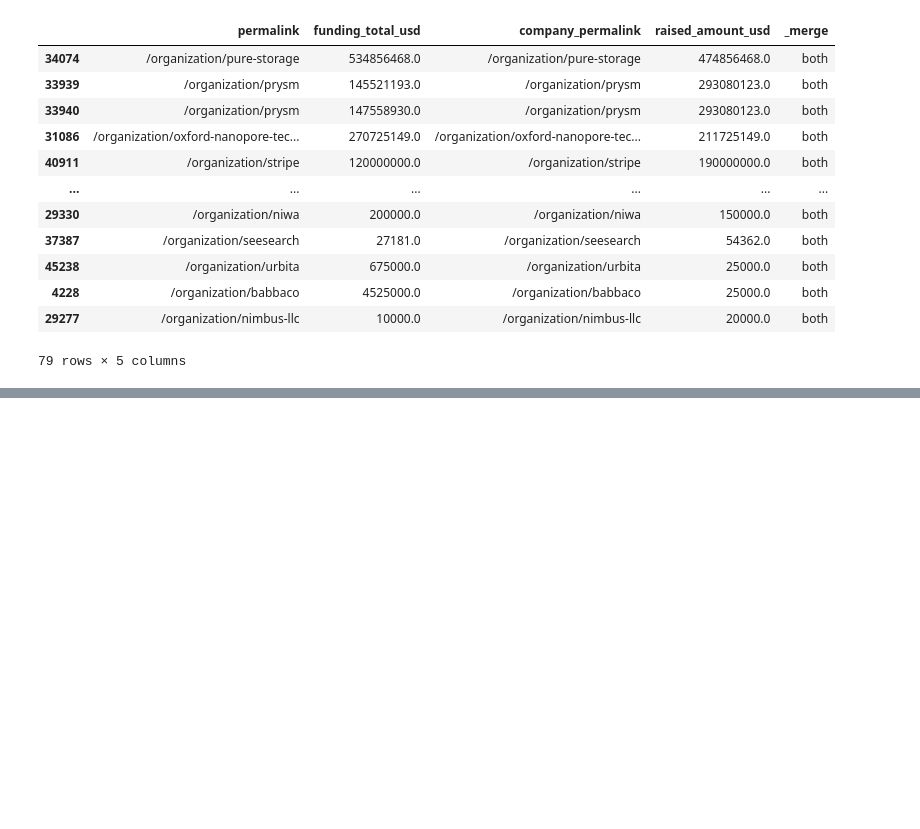
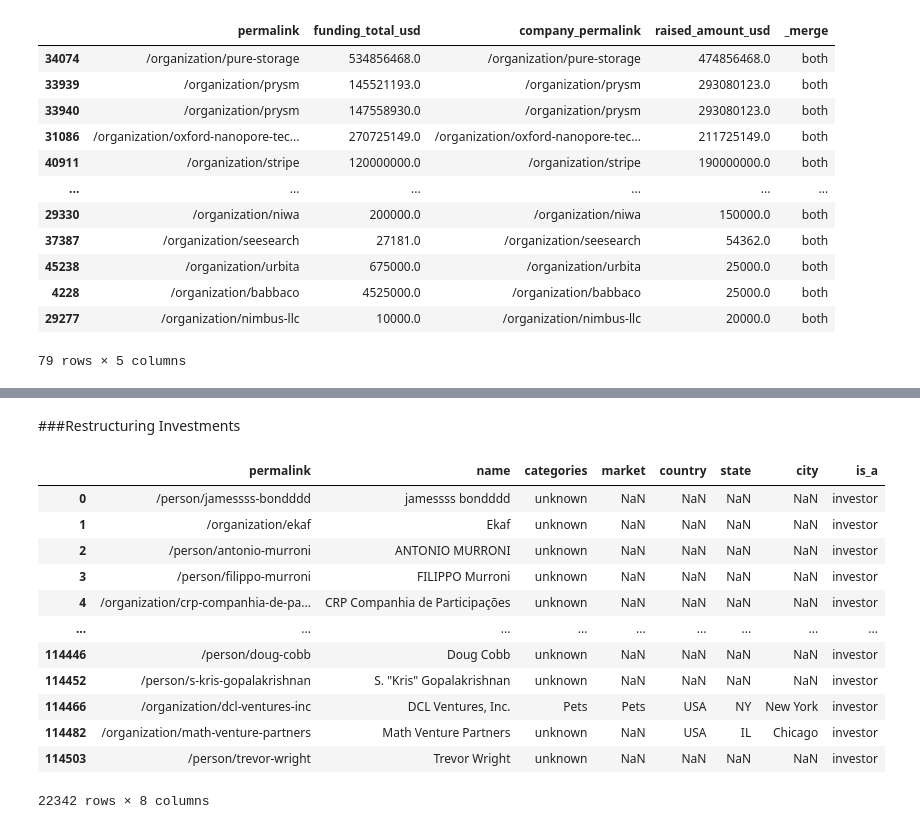
Before and after one commit to lisafrie/Startup-Funding-Analytics, a Jupyter notebook: Data_Exploration_And_Schema_Creation.ipynb, the cells around one changed output, grey strips where cells are left out. Saved outputs shown, nothing was run; the diff lists cells and outputs as text; code cells hidden in the pictures; blank space fills up the shorter version.

```diff
--- a/Data_Exploration_And_Schema_Creation.ipynb
+++ b/Data_Exploration_And_Schema_Creation.ipynb
@@ -972,0 +1013,11 @@ both
+# %%
+def reformat_lists(x):
+  if x is np.nan:
+    return 'unknown'
+  x = str(x)
+  x = x.replace("|","   ")
+  x = x.strip()
+  x = x.replace("   ",", ")
+  return x
+
+companies['category_list'] = companies['category_list'].apply(lambda x: reformat_lists(x))
@@ -972,0 +1062,2 @@ both
+# %%
+investments['investor_category_list'] = investments['investor_category_list'].apply(lambda x: reformat_lists(x))
@@ -972,0 +1068,9 @@ both
+# %%
+nulls = investments[investments['investor_permalink'].isna()]
+index = nulls.index
+
+investor_impute_count = 1
+for i in index:
+  investments.at[i, 'investor_permalink'] = 'unknown' + str(investor_impute_count)
+  investments.at[i, 'investor_name'] = 'unknown'
+  investor_impute_count+=1
@@ -972,0 +1079,10 @@ both
+# %%
+def create_is_person(x):
+  if 'organization' in x:
+    return False
+  elif 'person' in x:
+    return True
+  else:
+    return np.nan
+
+investments['is_person'] = investments['investor_permalink'].apply(lambda x: create_is_person(x))
@@ -972,0 +1144,26 @@ both
+# %% [markdown]
+###Restructuring Investments
+# %%
+investor_entity = investments[['investor_permalink', 'investor_name', 'investor_category_list', 'investor_market',  'investor_country_code', 'investor_state_code', 'investor_city']]
+
+#To see which were duplicated
+#investor_entity[investor_entity.duplicated(subset='investor_permalink', keep='first')]
+
+investor_entity = investor_entity.drop_duplicates("investor_permalink")
+investor_entity.insert(7, 'is_a', 'investor')
+investor_entity = investor_entity.rename(columns={'investor_permalink': 'permalink', 'investor_name': 'name','investor_category_list': 'categories', 'investor_market': 'market', 'investor_country_code': 'country', 'investor_state_code': 'state', 'investor_city': 'city'})
+investor_entity
+# %% [output]
+|  | permalink | name | categories | market | country | state | city | is_a |
+| 0 | /person/jamessss-bondddd | jamessss bondddd | unknown | NaN | NaN | NaN | NaN | investor |
+| 1 | /organization/ekaf | Ekaf | unknown | NaN | NaN | NaN | NaN | investor |
+| 2 | /person/antonio-murroni | ANTONIO MURRONI | unknown | NaN | NaN | NaN | NaN | investor |
+| 3 | /person/filippo-murroni | FILIPPO Murroni | unknown | NaN | NaN | NaN | NaN | investor |
+| 4 | /organization/crp-companhia-de-pa... | CRP Companhia de Participações | unknown | NaN | NaN | NaN | NaN | investor |
+| ... | ... | ... | ... | ... | ... | ... | ... | ... |
+| 114446 | /person/doug-cobb | Doug Cobb | unknown | NaN | NaN | NaN | NaN | investor |
+| 114452 | /person/s-kris-gopalakrishnan | S. "Kris" Gopalakrishnan | unknown | NaN | NaN | NaN | NaN | investor |
+| 114466 | /organization/dcl-ventures-inc | DCL Ventures, Inc. | Pets | Pets | USA | NY | New York | investor |
+| 114482 | /organization/math-venture-partners | Math Venture Partners | unknown | NaN | USA | IL | Chicago | investor |
+| 114503 | /person/trevor-wright | Trevor Wright | unknown | NaN | NaN | NaN | NaN | investor |
+22342 rows × 8 columns
```
Also changed, not shown: parts of 76 cells of this notebook, 13 other files.
